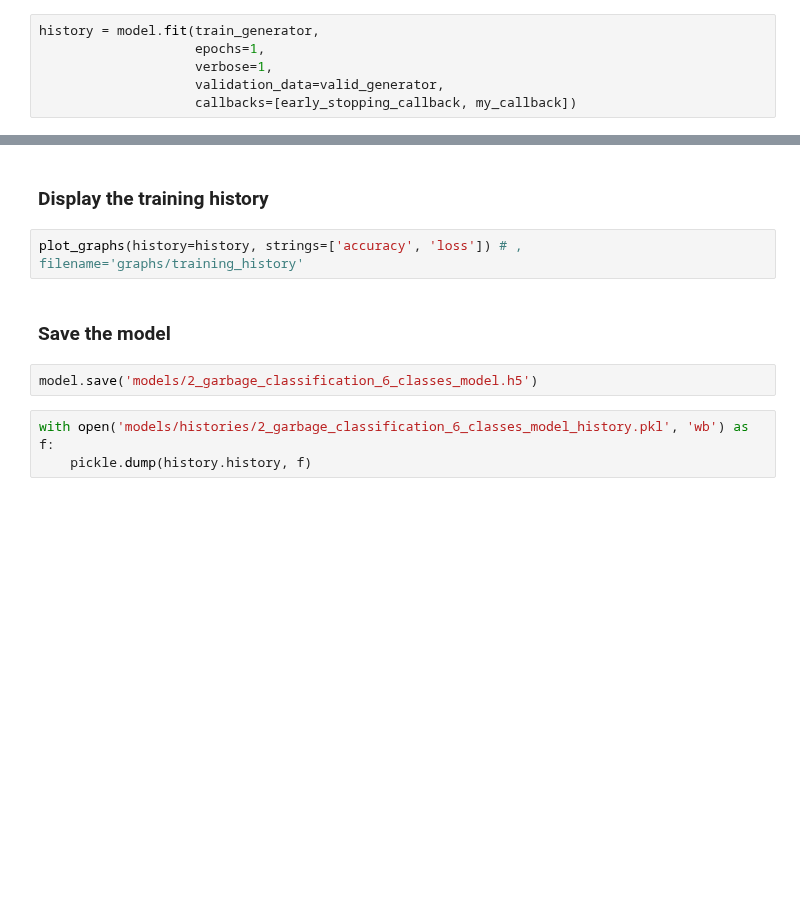
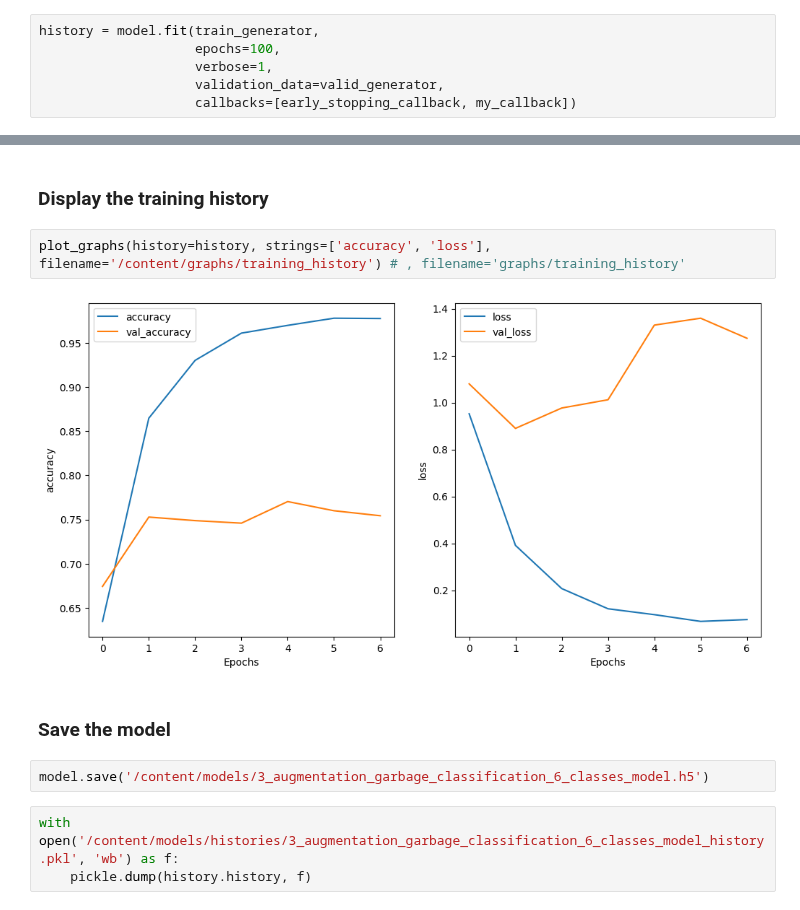
Before and after one commit to Mykhailo20/DS_Bootcamp_2023, a Jupyter notebook: Final_Project/Analysis/1_TF_Classification_DNN_Colab.ipynb, the cells around one changed output, grey strips where cells are left out. Saved outputs shown, nothing was run; the diff lists cells and outputs as text; blank space fills up the shorter version.

Commit message:
Final_Project: Garbage Classification dataset (2.5k files, 6 classes): Perform model training in Colab with augmented images (overfitting observed)

```diff
--- a/Final_Project/Analysis/1_TF_Classification_DNN_Colab.ipynb
+++ b/Final_Project/Analysis/1_TF_Classification_DNN_Colab.ipynb
@@ -1930,7 +1930,7 @@ model.compile(optimizer=tf.optimizers.Adam(),
                 metrics=['accuracy'])
 # %%
 history = model.fit(train_generator,
-                    epochs=1,
+                    epochs=100,
                     verbose=1,
                     validation_data=valid_generator,
                     callbacks=[early_stopping_callback, my_callback])
@@ -1939,11 +1954,13 @@ history = model.fit(train_generator,
 # %% [markdown]
 ### Display the training history
 # %%
-plot_graphs(history=history, strings=['accuracy', 'loss']) # , filename='graphs/training_history'
+plot_graphs(history=history, strings=['accuracy', 'loss'], filename='/content/graphs/training_history') # , filename='graphs/training_history'
+# %% [output]
+[figure, added]
 # %% [markdown]
 ### Save the model
 # %%
-model.save('models/2_garbage_classification_6_classes_model.h5')
+model.save('/content/models/3_augmentation_garbage_classification_6_classes_model.h5')
 # %%
-with open('models/histories/2_garbage_classification_6_classes_model_history.pkl', 'wb') as f:
+with open('/content/models/histories/3_augmentation_garbage_classification_6_classes_model_history.pkl', 'wb') as f:
     pickle.dump(history.history, f)
```
Also changed, not shown: parts of 13 cells of this notebook.
